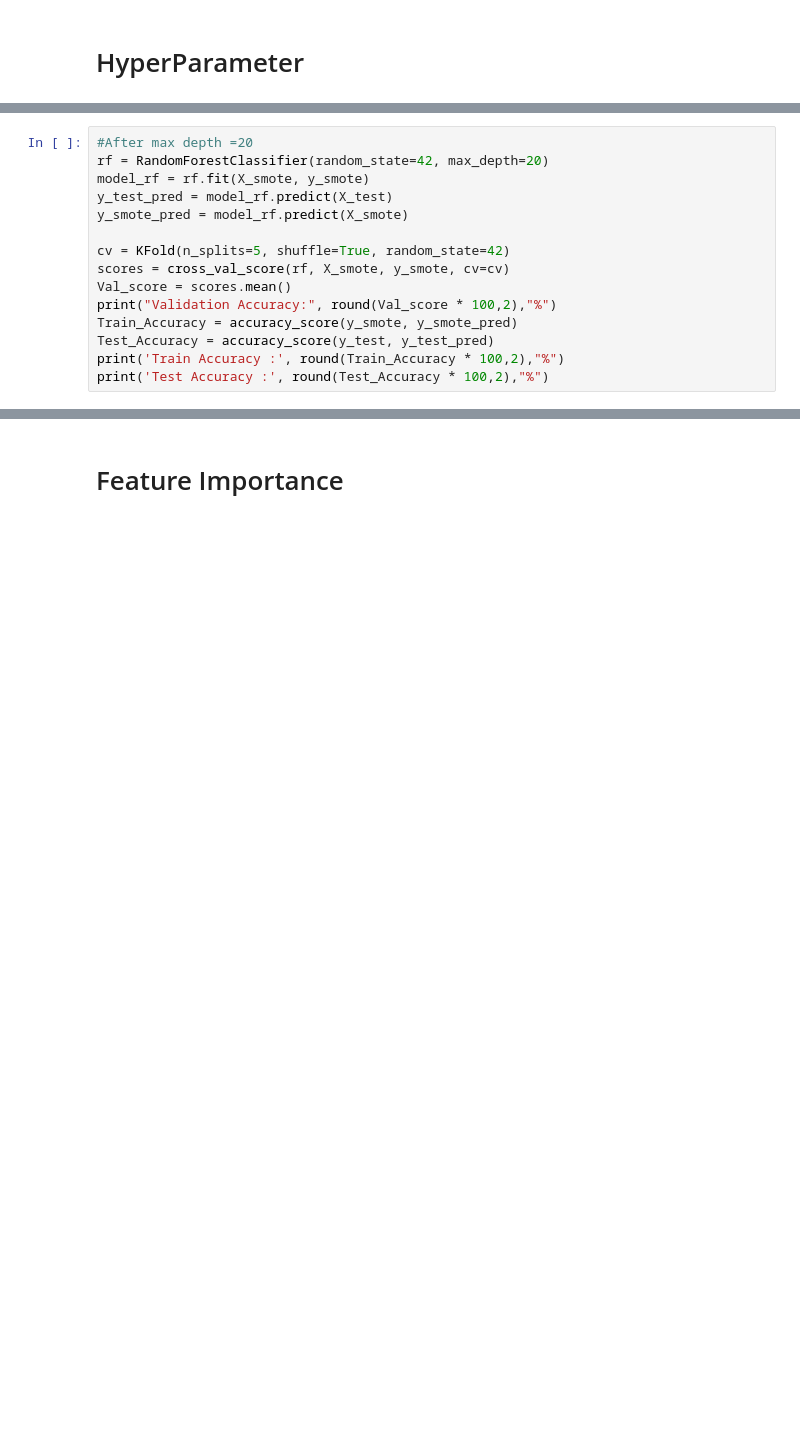
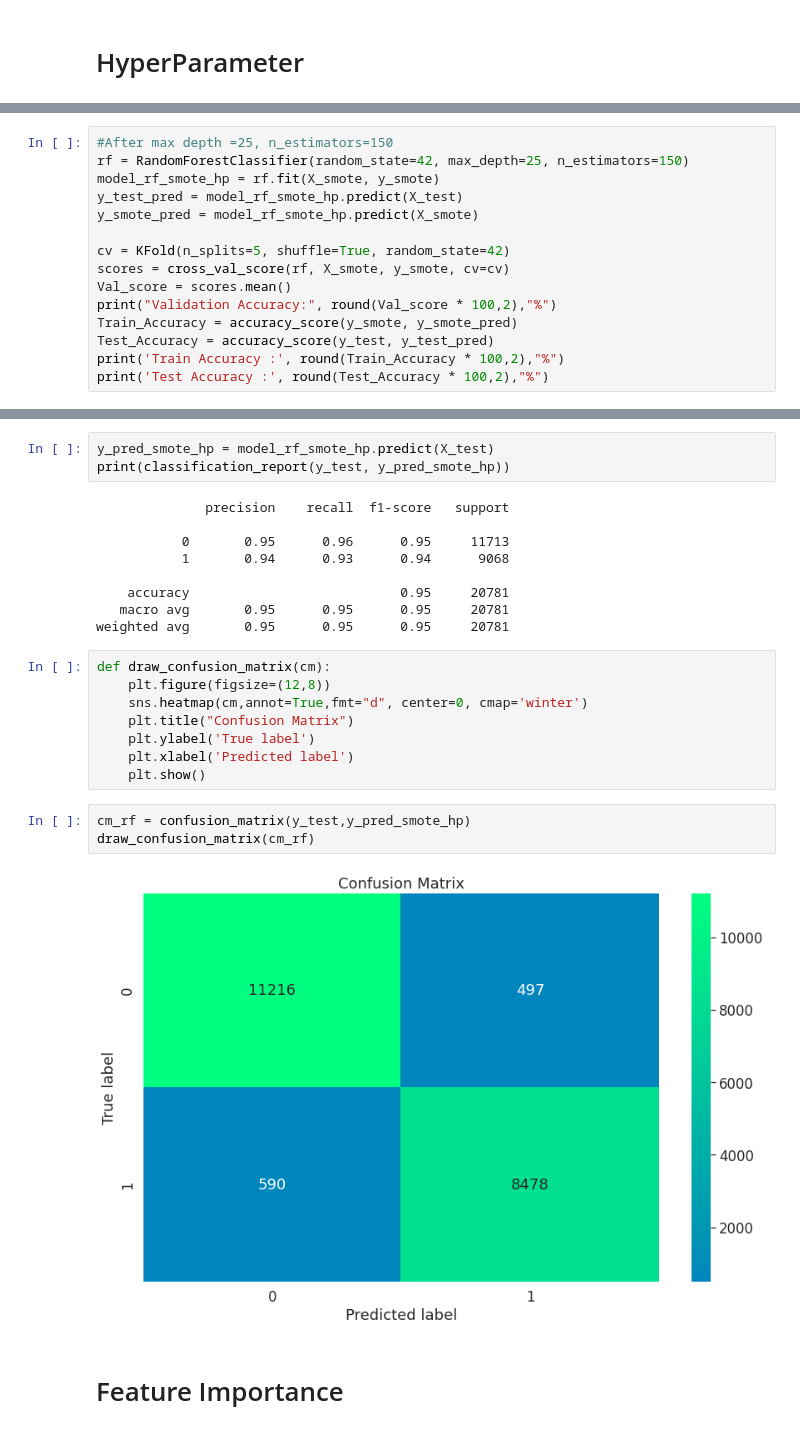
Before and after one commit to hendrayustiawan11/Final-Project-Hotel-Satisfaction, a Jupyter notebook: Final_Project_Hotel_Satisfaction.ipynb, the cells around one changed output, grey strips where cells are left out. Cells and saved outputs as stored; diff of their text form; blank space fills up the shorter version.

```diff
--- a/Final_Project_Hotel_Satisfaction.ipynb
+++ b/Final_Project_Hotel_Satisfaction.ipynb
@@ -778,9 +774,9 @@ Test Accuracy : 94.34 %
 # %%
-#After max depth =20
-rf = RandomForestClassifier(random_state=42, max_depth=20)
-model_rf = rf.fit(X_smote, y_smote)
-y_test_pred = model_rf.predict(X_test)
-y_smote_pred = model_rf.predict(X_smote)
+#After max depth =25, n_estimators=150
+rf = RandomForestClassifier(random_state=42, max_depth=25, n_estimators=150)
+model_rf_smote_hp = rf.fit(X_smote, y_smote)
+y_test_pred = model_rf_smote_hp.predict(X_test)
+y_smote_pred = model_rf_smote_hp.predict(X_smote)
 
 cv = KFold(n_splits=5, shuffle=True, random_state=42)
 scores = cross_val_score(rf, X_smote, y_smote, cv=cv)
@@ -797,2 +793,27 @@ Test Accuracy : 94.74 %
+# %%
+y_pred_smote_hp = model_rf_smote_hp.predict(X_test)
+print(classification_report(y_test, y_pred_smote_hp))
+# %% [output]
+              precision    recall  f1-score   support
+
+           0       0.95      0.96      0.95     11713
+           1       0.94      0.93      0.94      9068
+
+    accuracy                           0.95     20781
+   macro avg       0.95      0.95      0.95     20781
+weighted avg       0.95      0.95      0.95     20781
+# %%
+def draw_confusion_matrix(cm):
+    plt.figure(figsize=(12,8))
+    sns.heatmap(cm,annot=True,fmt="d", center=0, cmap='winter')
+    plt.title("Confusion Matrix")
+    plt.ylabel('True label')
+    plt.xlabel('Predicted label')
+    plt.show()
+# %%
+cm_rf = confusion_matrix(y_test,y_pred_smote_hp)
+draw_confusion_matrix(cm_rf)
+# %% [output]
+[figure, added]
 # %% [markdown]
 # Feature Importance
```
Also changed, not shown: parts of 19 cells of this notebook.
